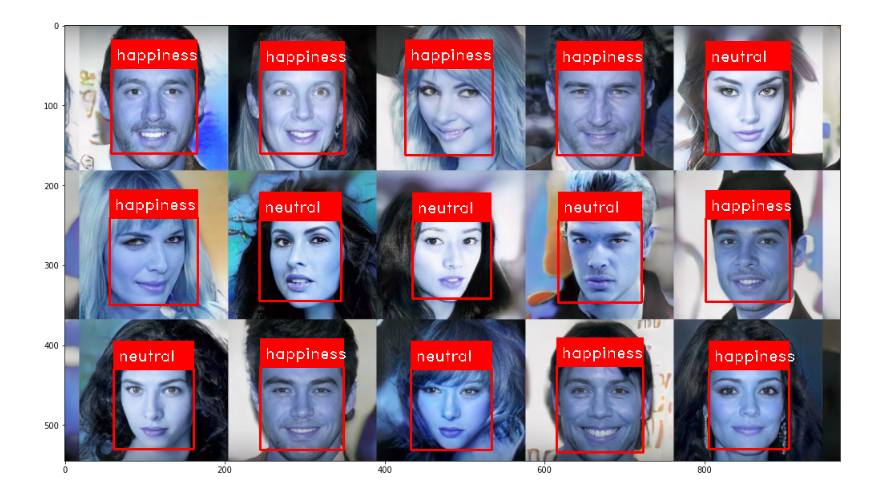
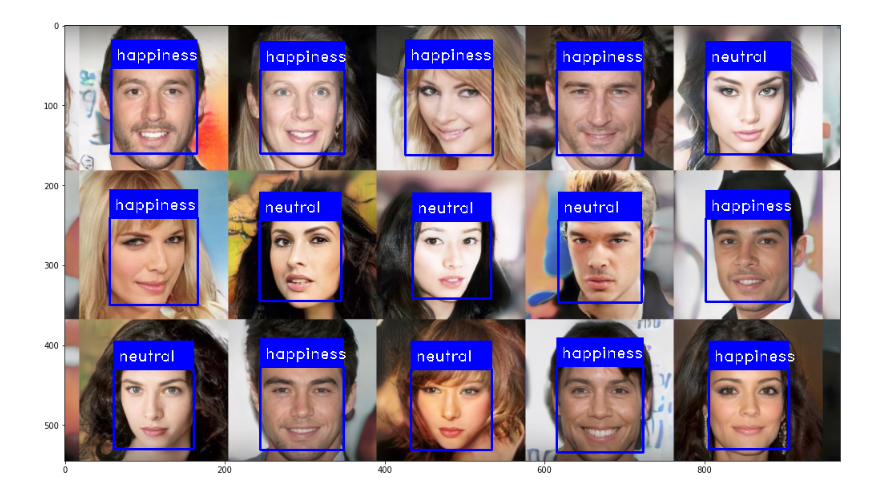
Before and after one commit to proletarian-tears/cop_2_demo, a Jupyter notebook: Face API.ipynb, the cells around one changed output. Drawn from its saved outputs; the diff is of its cells as text; code cells hidden in the pictures.

Commit message:
face api fixed blueish color

```diff
--- a/Face API.ipynb
+++ b/Face API.ipynb
@@ -47,19 +47,16 @@ for (bottom, left, top, right), emo in zip(face_loc, emotions):
     font = cv2.FONT_HERSHEY_DUPLEX
     cv2.rectangle(img, (right, bottom - 35),(left, bottom), (255, 0, 0), cv2.FILLED)
     cv2.putText(img, emo, (left + 6, bottom - 10), font, 0.63, (255, 255, 255), 1)
-# %%
-#cv2.imshow('image',img)
-#cv2.waitKey(0)
-#cv2.destroyAllWindows()
-
-%matplotlib inline
-#The line above is necesary to show Matplotlib's plots inside a Jupyter Notebook
-
-from matplotlib import pyplot as plt
-
-#Show the image with matplotlib
-plt.figure(figsize=(20, 10))
-plt.imshow(img)
-plt.show()
-# %% [output]
-[figure, removed]
+# %%
+%matplotlib inline
+from matplotlib import pyplot as plt
+
+plt.figure(figsize=(20, 10))
+plt.imshow(cv2.cvtColor(img, cv2.COLOR_BGR2RGB))
+plt.show()
+
+#cv2.imshow('image',img)
+#cv2.waitKey(0)
+#cv2.destroyAllWindows()
+# %% [output]
+[figure, added]
```
Also changed, not shown: parts of 2 cells of this notebook.
